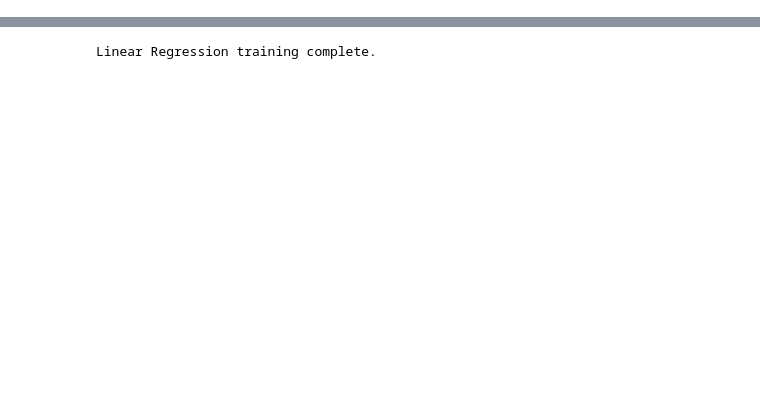
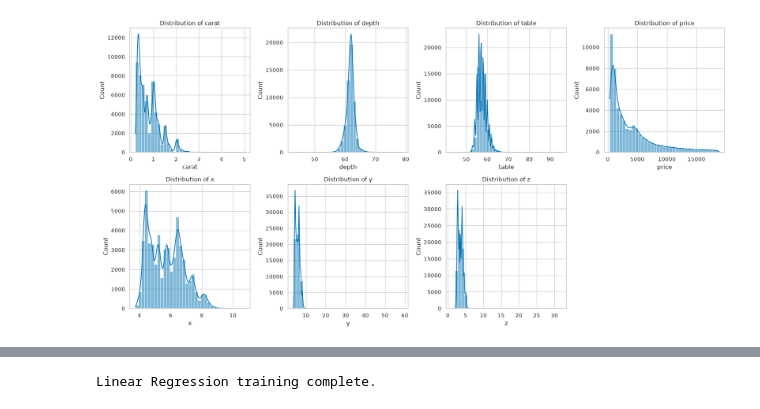
Before and after one commit to DeViKaanil62/ml-capstone, a Jupyter notebook: models/regression.ipynb, the cells around one changed output, grey strips where cells are left out. Saved outputs shown, nothing was run; the diff lists cells and outputs as text; code cells hidden in the pictures; blank space fills up the shorter version.

```diff
--- a/models/regression.ipynb
+++ b/models/regression.ipynb
@@ -147,0 +167,14 @@ Cleaned shape: (53920, 10)
+# %%
+numeric_eda_columns = ["carat", "depth", "table", "price", "x", "y", "z"]
+fig, axes = plt.subplots(2, 4, figsize=(18, 9))
+
+for axis, column in zip(axes.ravel(), numeric_eda_columns):
+    sns.histplot(diamonds_clean[column], bins=35, kde=True, ax=axis)
+    axis.set_title(f"Distribution of {column}")
+    axis.set_ylabel("Count")
+
+axes.ravel()[-1].axis("off")
+plt.tight_layout()
+plt.show()
+# %% [output]
+[figure, added]
```
Also changed, not shown: parts of 97 cells of this notebook, 1 other file.
